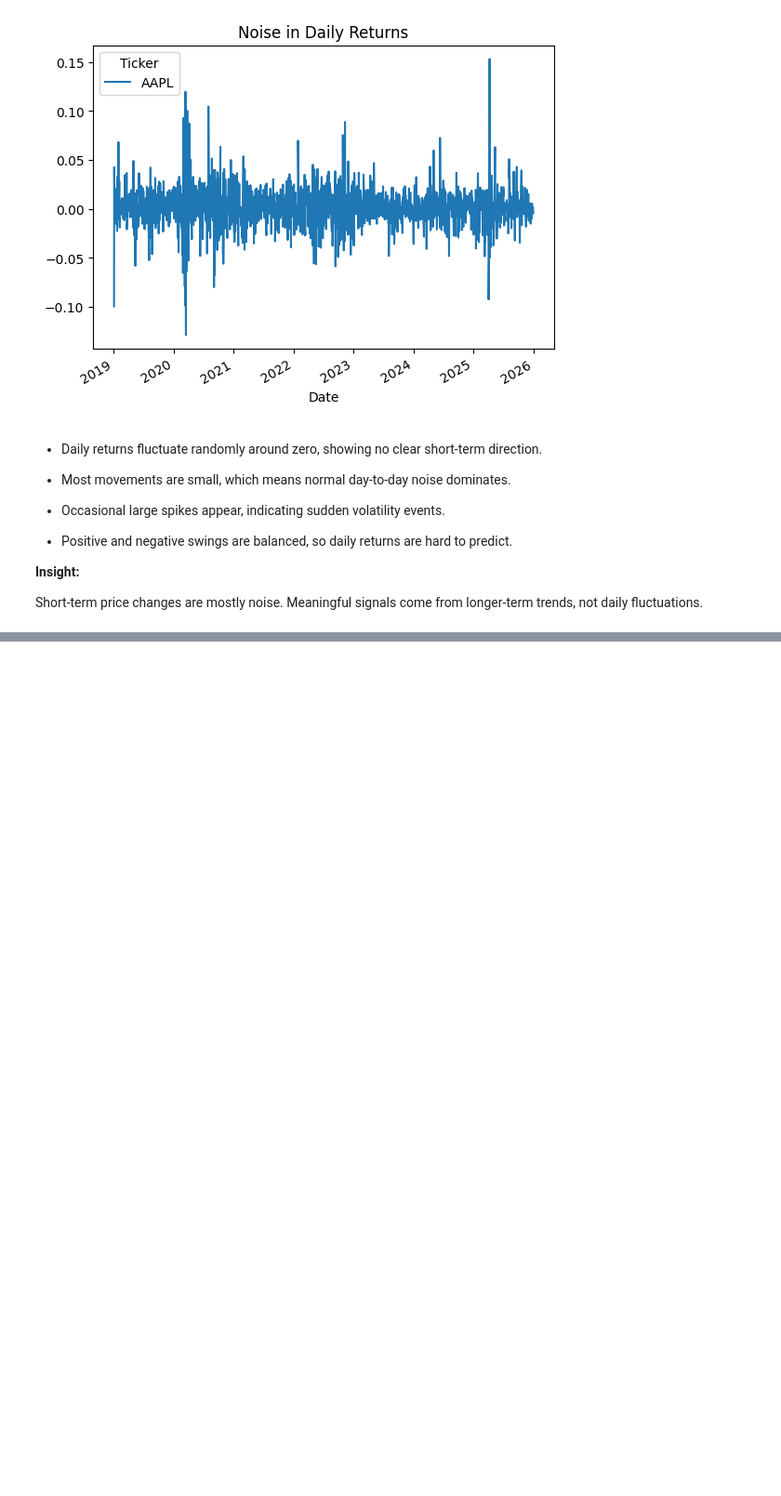
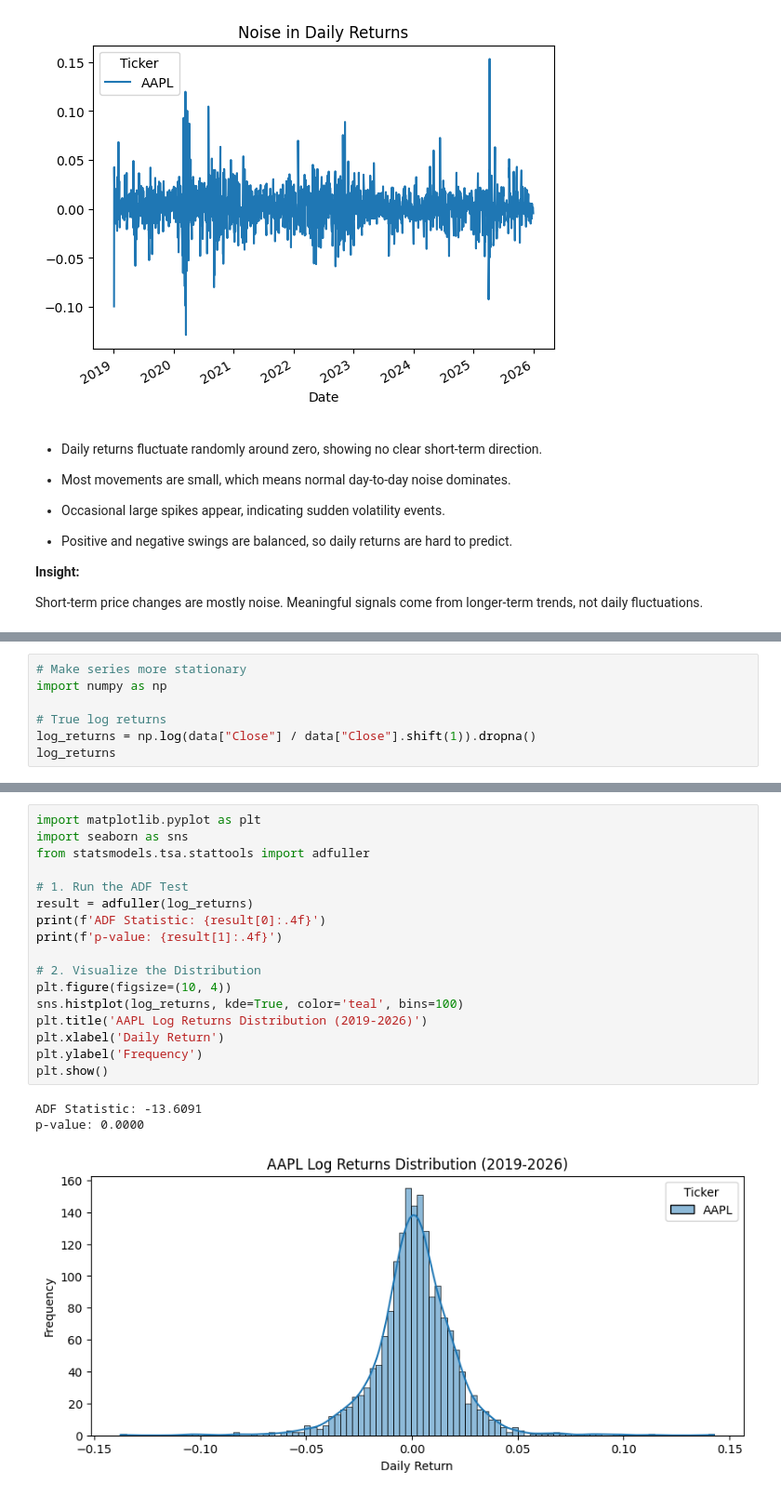
Before and after one commit to epythonlab2/AI_4_health, a Jupyter notebook: module_3_2_financial_data_science.ipynb, the cells around one changed output, grey strips where cells are left out. Shown at 93% size. Cells and saved outputs as stored; diff of their text form; blank space fills up the shorter version.

```diff
--- a/module_3_2_financial_data_science.ipynb
+++ b/module_3_2_financial_data_science.ipynb
@@ -527,0 +581,7 @@ Short-term price changes are mostly noise. Meaningful signals come from longer-t
+# %%
+# Make series more stationary
+import numpy as np
+
+# True log returns
+log_returns = np.log(data["Close"] / data["Close"].shift(1)).dropna()
+log_returns
@@ -527,0 +603,21 @@ Short-term price changes are mostly noise. Meaningful signals come from longer-t
+# %%
+import matplotlib.pyplot as plt
+import seaborn as sns
+from statsmodels.tsa.stattools import adfuller
+
+# 1. Run the ADF Test
+result = adfuller(log_returns)
+print(f'ADF Statistic: {result[0]:.4f}')
+print(f'p-value: {result[1]:.4f}')
+
+# 2. Visualize the Distribution
+plt.figure(figsize=(10, 4))
+sns.histplot(log_returns, kde=True, color='teal', bins=100)
+plt.title('AAPL Log Returns Distribution (2019-2026)')
+plt.xlabel('Daily Return')
+plt.ylabel('Frequency')
+plt.show()
+# %% [output]
+ADF Statistic: -13.6091
+p-value: 0.0000
+[figure, added]
```
Also changed, not shown: parts of 6 cells of this notebook.
